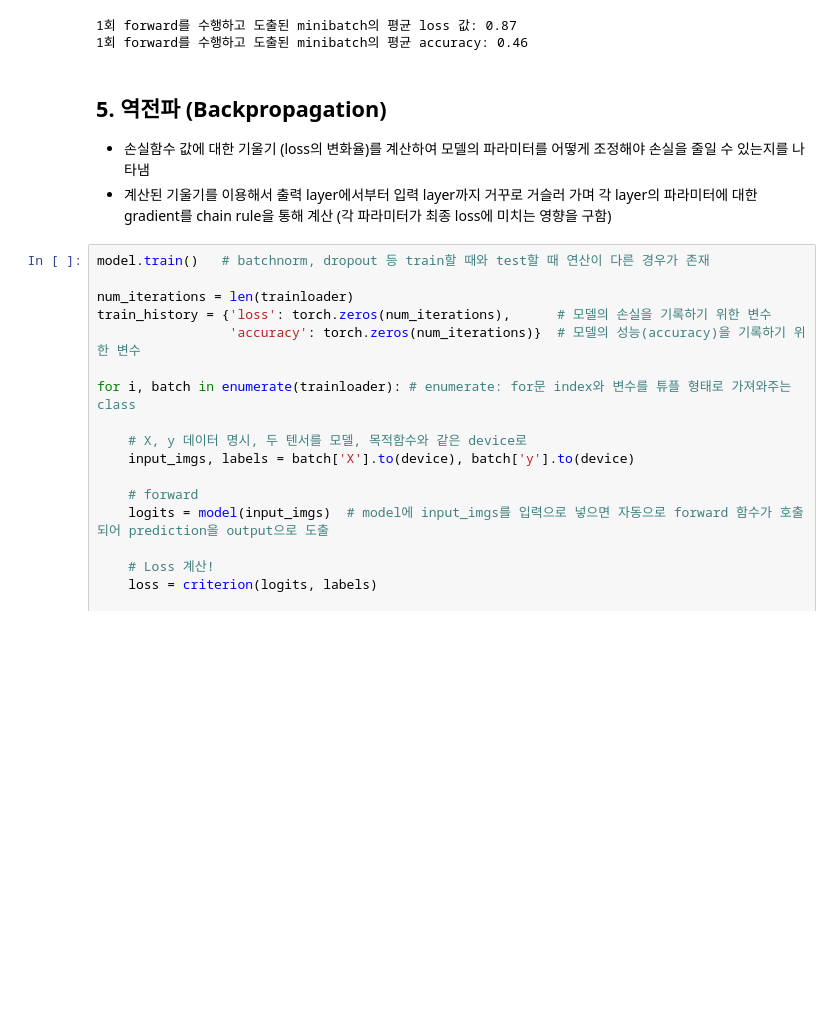
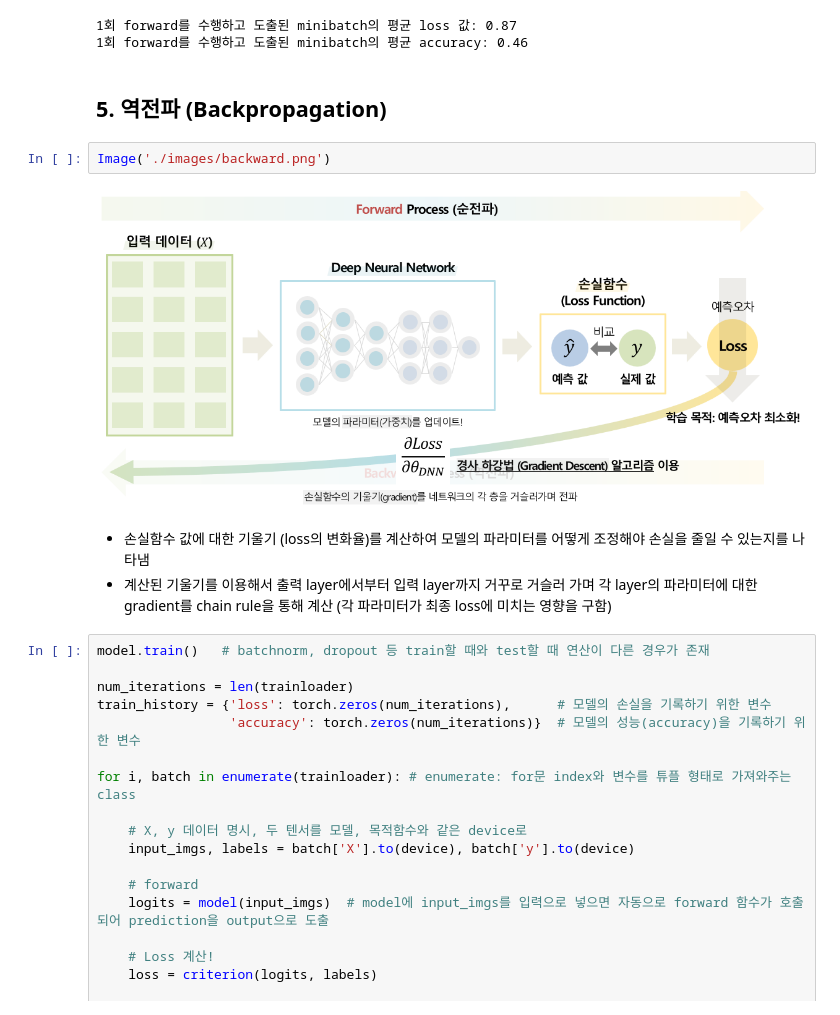
Before and after one commit to Im-JihyunKim/2025_LGE_DNN, a Jupyter notebook: 3-torch-traineval.ipynb, the cells around one changed output. Drawn from its saved outputs; the diff is of its cells as text; blank space fills up the shorter version.

```diff
--- a/3-torch-traineval.ipynb
+++ b/3-torch-traineval.ipynb
@@ -344,8 +349,13 @@ print(f"1회 forward를 수행하고 도출된 minibatch의 평균 accuracy: {tr
 # %% [output]
 1회 forward를 수행하고 도출된 minibatch의 평균 loss 값: 0.87
 1회 forward를 수행하고 도출된 minibatch의 평균 accuracy: 0.46
+# %% [markdown]
+## 5. 역전파 (Backpropagation)
+# %%
+Image('./images/backward.png')
+# %% [output]
+[figure, added]
 # %% [markdown]
-## 5. 역전파 (Backpropagation)
 - 손실함수 값에 대한 기울기 (loss의 변화율)를 계산하여 모델의 파라미터를 어떻게 조정해야 손실을 줄일 수 있는지를 나타냄
 - 계산된 기울기를 이용해서 출력 layer에서부터 입력 layer까지 거꾸로 거슬러 가며 각 layer의 파라미터에 대한 gradient를 chain rule을 통해 계산 (각 파라미터가 최종 loss에 미치는 영향을 구함)
 # %%
```
Also changed, not shown: parts of 3 cells of this notebook, 2 other files.
